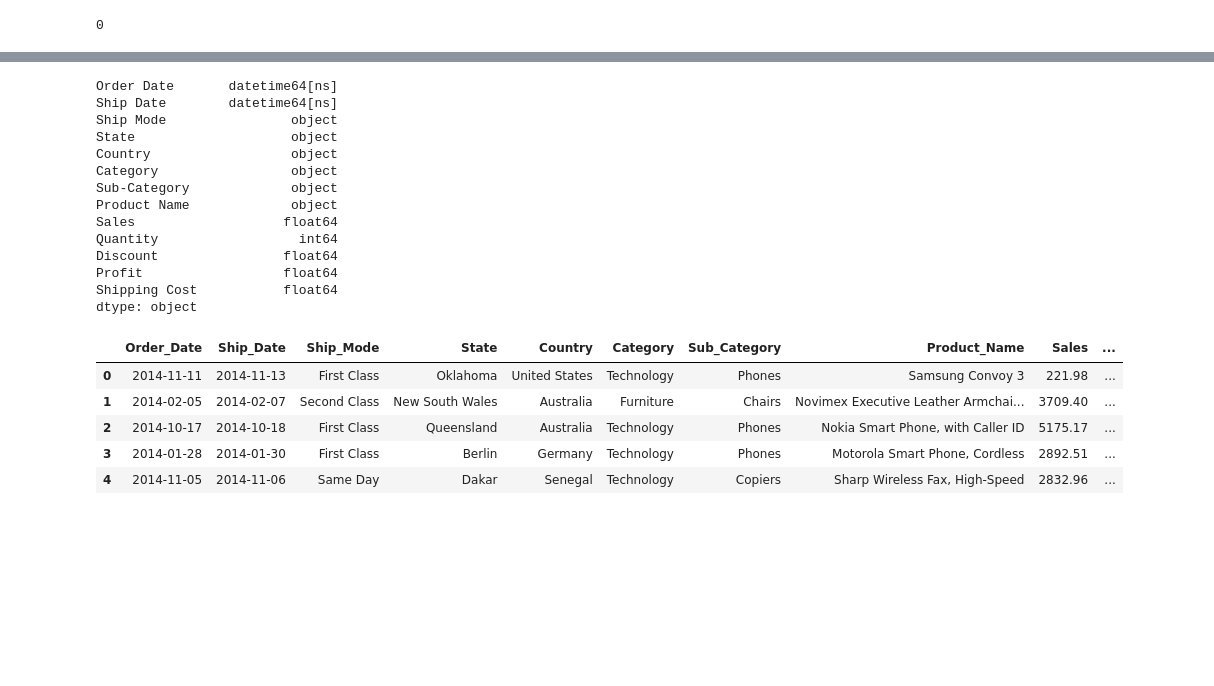
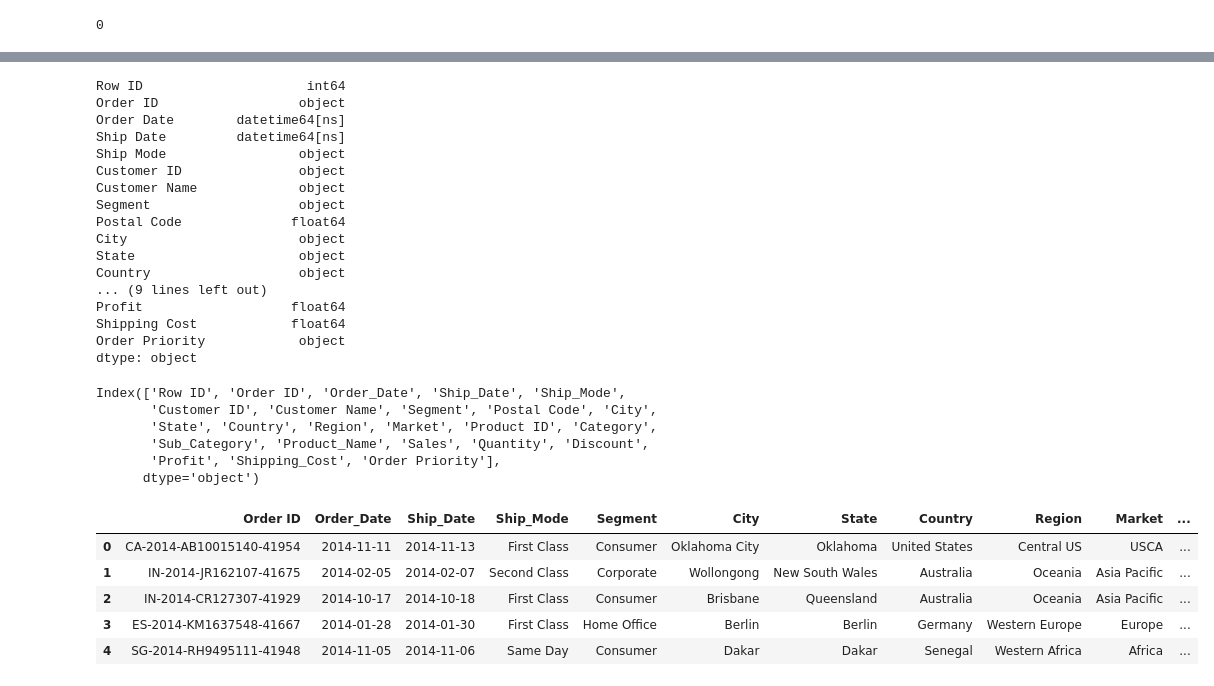
Before and after one commit to rachael-meinders/superstore, a Jupyter notebook: superstore analysis folder/superstore data cleaning.ipynb, the cells around one changed output, grey strips where cells are left out. Drawn from its saved outputs; the diff is of its cells as text; code cells hidden in the pictures; blank space fills up the shorter version.

```diff
--- a/superstore analysis folder/superstore data cleaning.ipynb
+++ b/superstore analysis folder/superstore data cleaning.ipynb
@@ -134,33 +135,48 @@ super_df_drop.head()
 # %%
 #check data types
-super_df_drop.dtypes
+super_df.dtypes
 # %% [output]
-Order Date       datetime64[ns]
-Ship Date        datetime64[ns]
-Ship Mode                object
-State                    object
-Country                  object
-Category                 object
-Sub-Category             object
-Product Name             object
-Sales                   float64
-Quantity                  int64
-Discount                float64
-Profit                  float64
-Shipping Cost           float64
+Row ID                     int64
+Order ID                  object
+Order Date        datetime64[ns]
+Ship Date         datetime64[ns]
+Ship Mode                 object
+Customer ID               object
+Customer Name             object
+Segment                   object
+Postal Code              float64
+City                      object
+State                     object
+Country                   object
+... (9 lines left out)
+Profit                   float64
+Shipping Cost            float64
+Order Priority            object
 dtype: object
 # %%
 # rename columns with spaces for easier manipulation
 
 # df.rename(columns={'oldName1': 'newName1', 'oldName2': 'newName2'}, inplace=True)
-super_df_drop.rename(columns={'Sub-Category': 'Sub_Category', 'Shipping Cost':'Shipping_Cost', 'Order Date':'Order_Date','Ship Date': 'Ship_Date', 'Ship Mode':'Ship_Mode', 'Product Name':'Product_Name'}, inplace=True)
-super_df_drop.head()
+super_df.rename(columns={'Sub-Category': 'Sub_Category', 'Shipping Cost':'Shipping_Cost', 'Order Date':'Order_Date','Ship Date': 'Ship_Date', 'Ship Mode':'Ship_Mode', 'Product Name':'Product_Name'}, inplace=True)
+super_df.columns
 # %% [output]
-|  | Order_Date | Ship_Date | Ship_Mode | State | Country | Category | Sub_Category | Product_Name | Sales | ... |
-| 0 | 2014-11-11 | 2014-11-13 | First Class | Oklahoma | United States | Technology | Phones | Samsung Convoy 3 | 221.98 | ... |
-| 1 | 2014-02-05 | 2014-02-07 | Second Class | New South Wales | Australia | Furniture | Chairs | Novimex Executive Leather Armchai... | 3709.40 | ... |
-| 2 | 2014-10-17 | 2014-10-18 | First Class | Queensland | Australia | Technology | Phones | Nokia Smart Phone, with Caller ID | 5175.17 | ... |
-| 3 | 2014-01-28 | 2014-01-30 | First Class | Berlin | Germany | Technology | Phones | Motorola Smart Phone, Cordless | 2892.51 | ... |
-| 4 | 2014-11-05 | 2014-11-06 | Same Day | Dakar | Senegal | Technology | Copiers | Sharp Wireless Fax, High-Speed | 2832.96 | ... |
+Index(['Row ID', 'Order ID', 'Order_Date', 'Ship_Date', 'Ship_Mode',
+       'Customer ID', 'Customer Name', 'Segment', 'Postal Code', 'City',
+       'State', 'Country', 'Region', 'Market', 'Product ID', 'Category',
+       'Sub_Category', 'Product_Name', 'Sales', 'Quantity', 'Discount',
+       'Profit', 'Shipping_Cost', 'Order Priority'],
+      dtype='object')
+# %%
+# drop columns
+# Row ID,Order ID,Customer ID,Customer Name,Postal Code,Product ID all dropped
+df_drop = super_df.drop(['Row ID','Customer ID','Customer Name','Postal Code','Product ID'], 1)
+df_drop.head()
+# %% [output]
+|  | Order ID | Order_Date | Ship_Date | Ship_Mode | Segment | City | State | Country | Region | Market | ... |
+| 0 | CA-2014-AB10015140-41954 | 2014-11-11 | 2014-11-13 | First Class | Consumer | Oklahoma City | Oklahoma | United States | Central US | USCA | ... |
+| 1 | IN-2014-JR162107-41675 | 2014-02-05 | 2014-02-07 | Second Class | Corporate | Wollongong | New South Wales | Australia | Oceania | Asia Pacific | ... |
+| 2 | IN-2014-CR127307-41929 | 2014-10-17 | 2014-10-18 | First Class | Consumer | Brisbane | Queensland | Australia | Oceania | Asia Pacific | ... |
+| 3 | ES-2014-KM1637548-41667 | 2014-01-28 | 2014-01-30 | First Class | Home Office | Berlin | Berlin | Germany | Western Europe | Europe | ... |
+| 4 | SG-2014-RH9495111-41948 | 2014-11-05 | 2014-11-06 | Same Day | Consumer | Dakar | Dakar | Senegal | Western Africa | Africa | ... |
 # %%
 # put cleaned dataframe into new csv for further analysis
```
Also changed, not shown: parts of 9 cells of this notebook, 5 other files.
